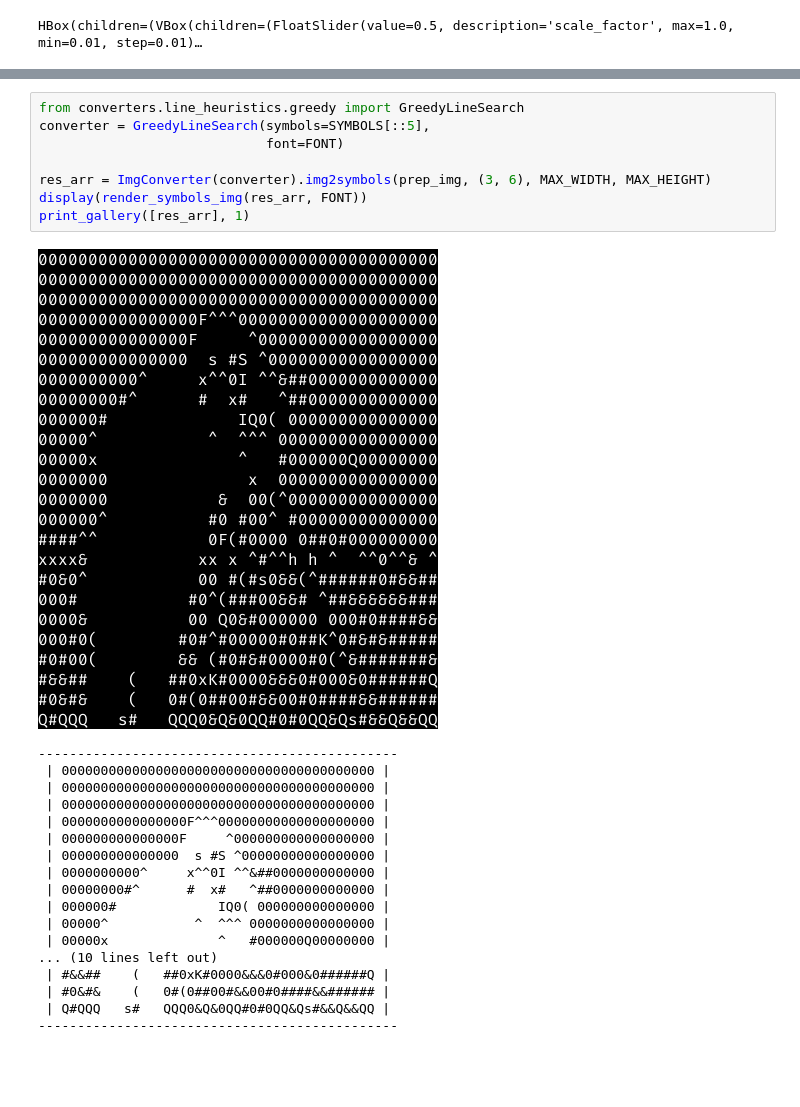
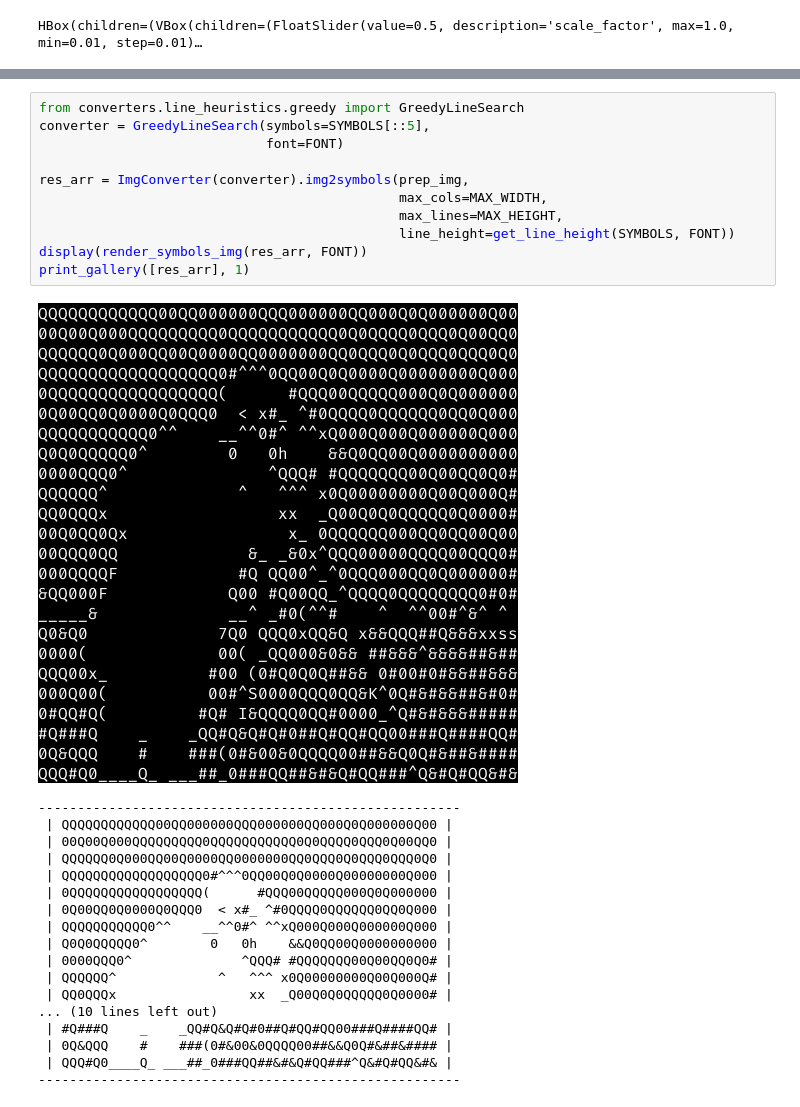
Before and after one commit to wojciechsadlik/python-char-art, a Jupyter notebook: notebooks/img2chars_playground.ipynb, the cells around one changed output, grey strips where cells are left out. Cells and saved outputs as stored; diff of their text form; blank space fills up the shorter version.

Commit message:
LineConverter can use TileConverter

```diff
--- a/notebooks/img2chars_playground.ipynb
+++ b/notebooks/img2chars_playground.ipynb
@@ -164,30 +166,33 @@ print_gallery([res_arr], 1)
 # %%
 from converters.line_heuristics.greedy import GreedyLineSearch
 converter = GreedyLineSearch(symbols=SYMBOLS[::5],
                              font=FONT)
 
-res_arr = ImgConverter(converter).img2symbols(prep_img, (3, 6), MAX_WIDTH, MAX_HEIGHT)
+res_arr = ImgConverter(converter).img2symbols(prep_img,
+                                              max_cols=MAX_WIDTH,
+                                              max_lines=MAX_HEIGHT,
+                                              line_height=get_line_height(SYMBOLS, FONT))
 display(render_symbols_img(res_arr, FONT))
 print_gallery([res_arr], 1)
 # %% [output]
-[figure, old version]
+[figure, new version]
-----------------------------------------------
- | 0000000000000000000000000000000000000000 |
- | 0000000000000000000000000000000000000000 |
- | 0000000000000000000000000000000000000000 |
- | 0000000000000000F^^^00000000000000000000 |
- | 000000000000000F     ^000000000000000000 |
- | 000000000000000  s #S ^00000000000000000 |
- | 0000000000^     x^^0I ^^&##0000000000000 |
- | 00000000#^      #  x#   ^##0000000000000 |
- | 000000#             IQ0( 000000000000000 |
- | 00000^           ^  ^^^ 0000000000000000 |
- | 00000x              ^   #000000Q00000000 |
+------------------------------------------------------
+ | QQQQQQQQQQQQ00QQ000000QQQ000000QQ000Q0Q000000Q00 |
+ | 00Q00Q000QQQQQQQQQ0QQQQQQQQQQQ0Q0QQQQ0QQQ0Q00QQ0 |
+ | QQQQQQ0Q000QQ00Q0000QQ0000000QQ0QQQ0Q0QQQ0QQQ0Q0 |
+ | QQQQQQQQQQQQQQQQQQ0#^^^0QQ00Q0Q0000Q00000000Q000 |
+ | 0QQQQQQQQQQQQQQQQQ(      #QQQ00QQQQQ000Q0Q000000 |
+ | 0Q00QQ0Q0000Q0QQQ0  < x#_ ^#0QQQQ0QQQQQQ0QQ0Q000 |
+ | QQQQQQQQQQQ0^^    __^^0#^ ^^xQ000Q000Q000000Q000 |
+ | Q0Q0QQQQQ0^        0   0h    &&Q0QQ00Q0000000000 |
+ | 0000QQQ0^              ^QQQ# #QQQQQQQ00Q00QQ0Q0# |
+ | QQQQQQ^             ^   ^^^ x0Q00000000Q00Q000Q# |
+ | QQ0QQQx                 xx  _Q00Q0Q0QQQQQ0Q0000# |
 ... (10 lines left out)
- | #&&##    (   ##0xK#0000&&&0#000&0######Q |
- | #0&#&    (   0#(0##00#&&00#0####&&###### |
- | Q#QQQ   s#   QQQ0&Q&0QQ#0#0QQ&Qs#&&Q&&QQ |
-----------------------------------------------
+ | #Q###Q    _    _QQ#Q&Q#Q#0##Q#QQ#QQ00###Q####QQ# |
+ | 0Q&QQQ    #    ###(0#&00&0QQQQ00##&&Q0Q#&##&#### |
+ | QQQ#Q0____Q_ ___##_0###QQ##&#&Q#QQ###^Q&#Q#QQ&#& |
+------------------------------------------------------
 # %%
 from converters.line_heuristics.harmony_search import HarmonyLineSearch
 converter = HarmonyLineSearch(symbols=SYMBOLS,
```
Also changed, not shown: parts of 5 cells of this notebook, 16 other files.
